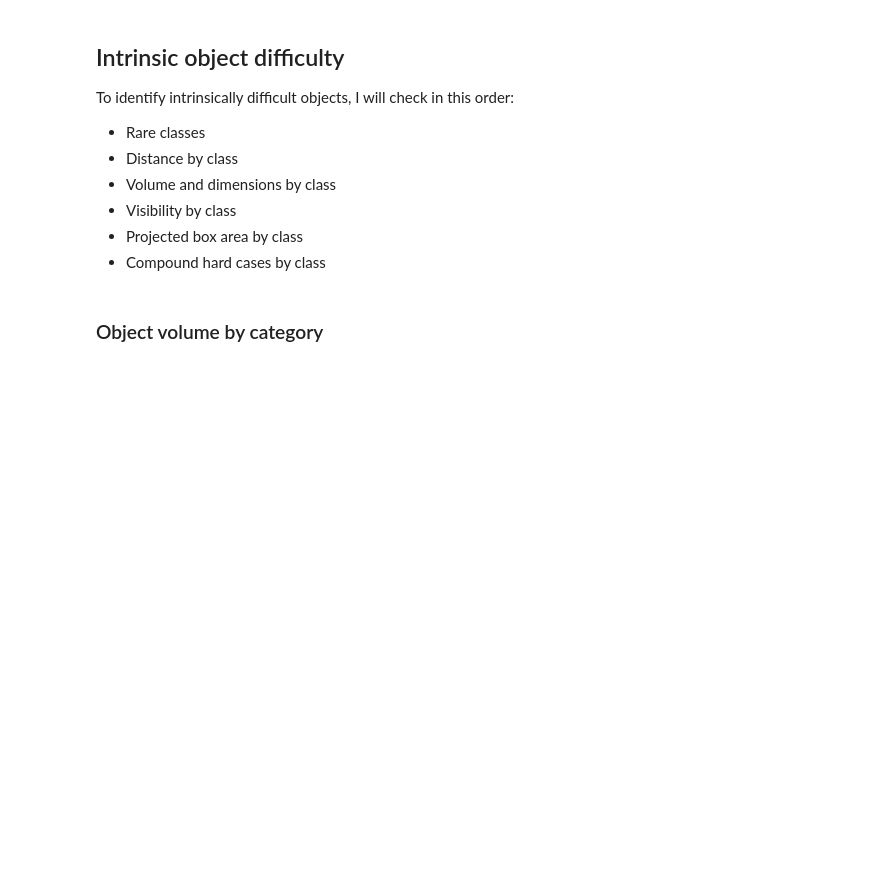
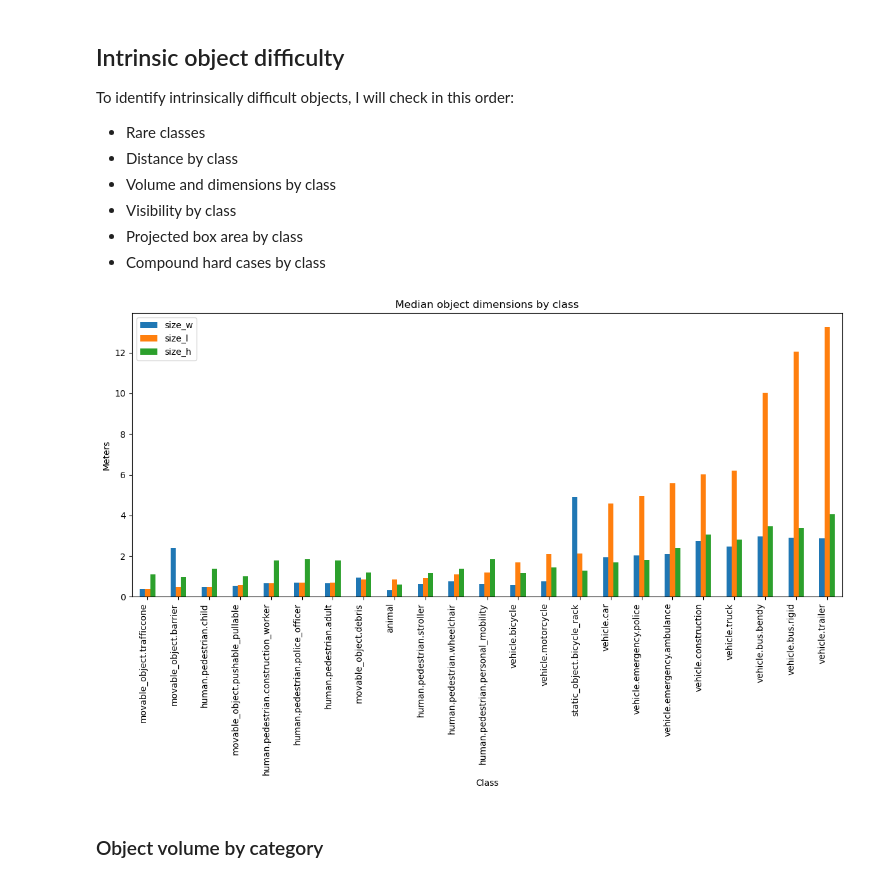
Before and after one commit to darkcyan-ugli-fruit/nuscenes-multimodal-learning, a Jupyter notebook: notebooks/00_EDA.ipynb, the cells around one changed output. Cells and saved outputs as stored; diff of their text form; code cells hidden in the pictures; blank space fills up the shorter version.

```diff
--- a/notebooks/00_EDA.ipynb
+++ b/notebooks/00_EDA.ipynb
@@ -478,0 +430,29 @@ enriched_sa_df.head()
+# %%
+# Map each sample to the corresponding top LiDAR token
+
+sample_df: pd.DataFrame = nusc_tables["sample"]
+sample_data_df: pd.DataFrame = nusc_tables["sample_data"]
+ego_pose_df: pd.DataFrame = nusc_tables["ego_pose"]
+
+sample_to_lidar_token: pd.Series = sample_df.set_index("token")["data"].apply(
+    lambda sensor_dict: sensor_dict.get("LIDAR_TOP") if isinstance(sensor_dict, dict) else None
+)
+
+# Map LiDAR token to ego pose token
+lidar_token_to_ego_pose_token: pd.Series = sample_data_df.set_index("token")["ego_pose_token"]
+
+# Map ego pose token to ego vehicle translation
+ego_pose_token_to_translation: pd.Series = ego_pose_df.set_index("token")["translation"]
+
+# Add intermediate columns
+preprocessing_df["lidar_token"] = preprocessing_df["sample_token"].map(sample_to_lidar_token)
+preprocessing_df["ego_pose_token"] = preprocessing_df["lidar_token"].map(lidar_token_to_ego_pose_token)
+preprocessing_df["ego_position"] = preprocessing_df["ego_pose_token"].map(ego_pose_token_to_translation)
+
+# Split ego position into coordinates
+preprocessing_df[["ego_x", "ego_y", "ego_z"]] = pd.DataFrame(
+    preprocessing_df["ego_position"].tolist(),
+    index=preprocessing_df.index,
+)
+
+preprocessing_df[["ego_position", "ego_x", "ego_y", "ego_z"]].head()
@@ -1128,6 +1125,24 @@ To identify intrinsically difficult objects, I will check in this order:
 * Visibility by class
 * Projected box area by class
 * Compound hard cases by class
+# %%
+def plot_size_by_class(ann_df):
+    med = (
+        ann_df.groupby("category_name")[["size_w", "size_l", "size_h"]]
+        .median()
+        .sort_values("size_l")
+    )
+    med.plot(kind="bar", figsize=(12, 8))
+    plt.title("Median object dimensions by class")
+    plt.ylabel("Meters")
+    plt.xlabel("Class")
+    plt.xticks(rotation=90, ha="right")
+    plt.tight_layout()
+    plt.show()
+
+plot_size_by_class(preprocessing_df)
+# %% [output]
+[figure, added]
 # %% [markdown]
 ### Object volume by category
 # %%
```
Also changed, not shown: parts of 20 cells of this notebook.
